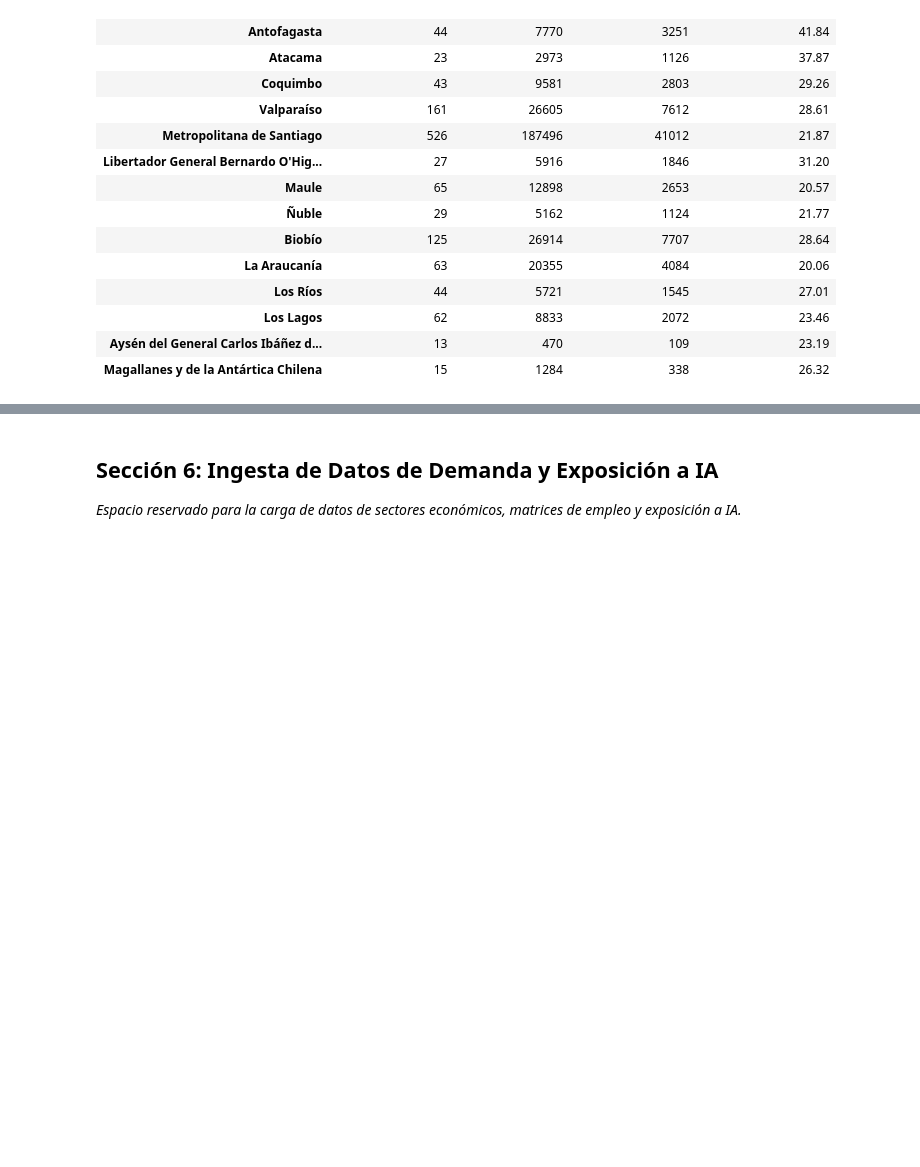
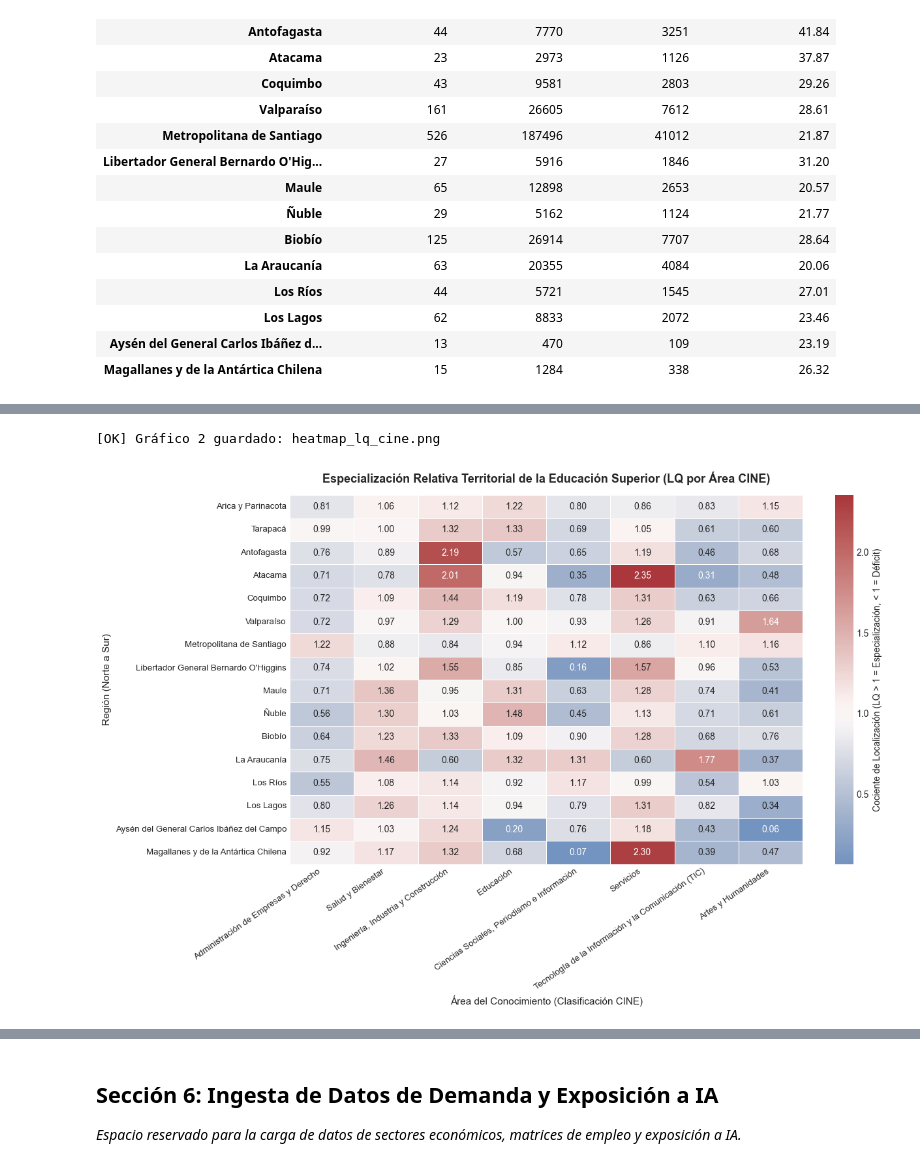
Before and after one commit to YnnySA/match-regional-ia-chile, a Jupyter notebook: notebooks/sprint1_match_ia_regional.ipynb, the cells around one changed output, grey strips where cells are left out. Drawn from its saved outputs; the diff is of its cells as text; code cells hidden in the pictures; blank space fills up the shorter version.

```diff
--- a/notebooks/sprint1_match_ia_regional.ipynb
+++ b/notebooks/sprint1_match_ia_regional.ipynb
@@ -446,0 +593,54 @@ COMPARACIÓN TERRITORIAL: SEDES VS OFERTA DE TITULADOS (NORTE A SUR)
+# %%
+# Gráfico 2: Matriz de Calor (Heatmap) de Especialización Territorial (LQ por Área CINE)
+pivot_cine = df_titulados.pivot_table(
+    index='region_sede_std',
+    columns='cine_f_13_area',
+    values='mrun',
+    aggfunc='count',
+    fill_value=0
+).reindex(REGIONES_NORTE_A_SUR).fillna(0)
+
+total_reg = pivot_cine.sum(axis=1)
+total_area = pivot_cine.sum(axis=0)
+total_pais = len(df_titulados)
+
+# Matriz de Cocientes de Localización (LQ)
+matriz_lq = pd.DataFrame(index=REGIONES_NORTE_A_SUR, columns=pivot_cine.columns)
+for reg in REGIONES_NORTE_A_SUR:
+    for area in pivot_cine.columns:
+        prop_reg = pivot_cine.loc[reg, area] / total_reg.loc[reg] if total_reg.loc[reg] > 0 else 0.0
+        prop_nac = total_area.loc[area] / total_pais if total_pais > 0 else 0.0
+        matriz_lq.loc[reg, area] = (prop_reg / prop_nac) if prop_nac > 0 else 0.0
+
+matriz_lq = matriz_lq.astype(float)
+
+# Seleccionar las 8 áreas CINE con mayor volumen nacional
+top_areas = total_area.sort_values(ascending=False).head(8).index
+matriz_lq_top = matriz_lq[top_areas]
+
+fig, ax = plt.subplots(figsize=(13, 8.5))
+sns.heatmap(
+    matriz_lq_top,
+    annot=True,
+    fmt='.2f',
+    cmap='vlag',
+    center=1.0,
+    linewidths=0.6,
+    cbar_kws={'label': 'Cociente de Localización (LQ > 1 = Especialización, < 1 = Déficit)'},
+    ax=ax
+)
+
+ax.set_title('Especialización Relativa Territorial de la Educación Superior (LQ por Área CINE)', fontsize=13, weight='bold', pad=14)
+ax.set_ylabel('Región (Norte a Sur)', fontsize=11)
+ax.set_xlabel('Área del Conocimiento (Clasificación CINE)', fontsize=11)
+plt.xticks(rotation=35, ha='right', fontsize=9.5)
+plt.yticks(fontsize=9.5)
+
+fig.tight_layout()
+fig_path_heatmap = REPORTS_DIR / 'heatmap_lq_cine.png'
+fig.savefig(fig_path_heatmap, dpi=300, bbox_inches='tight')
+print(f"[OK] Gráfico 2 guardado: {fig_path_heatmap.name}")
+plt.show()
+# %% [output]
+[OK] Gráfico 2 guardado: heatmap_lq_cine.png
+[figure, added]
```
Also changed, not shown: parts of 11 cells of this notebook, 4 other files.
